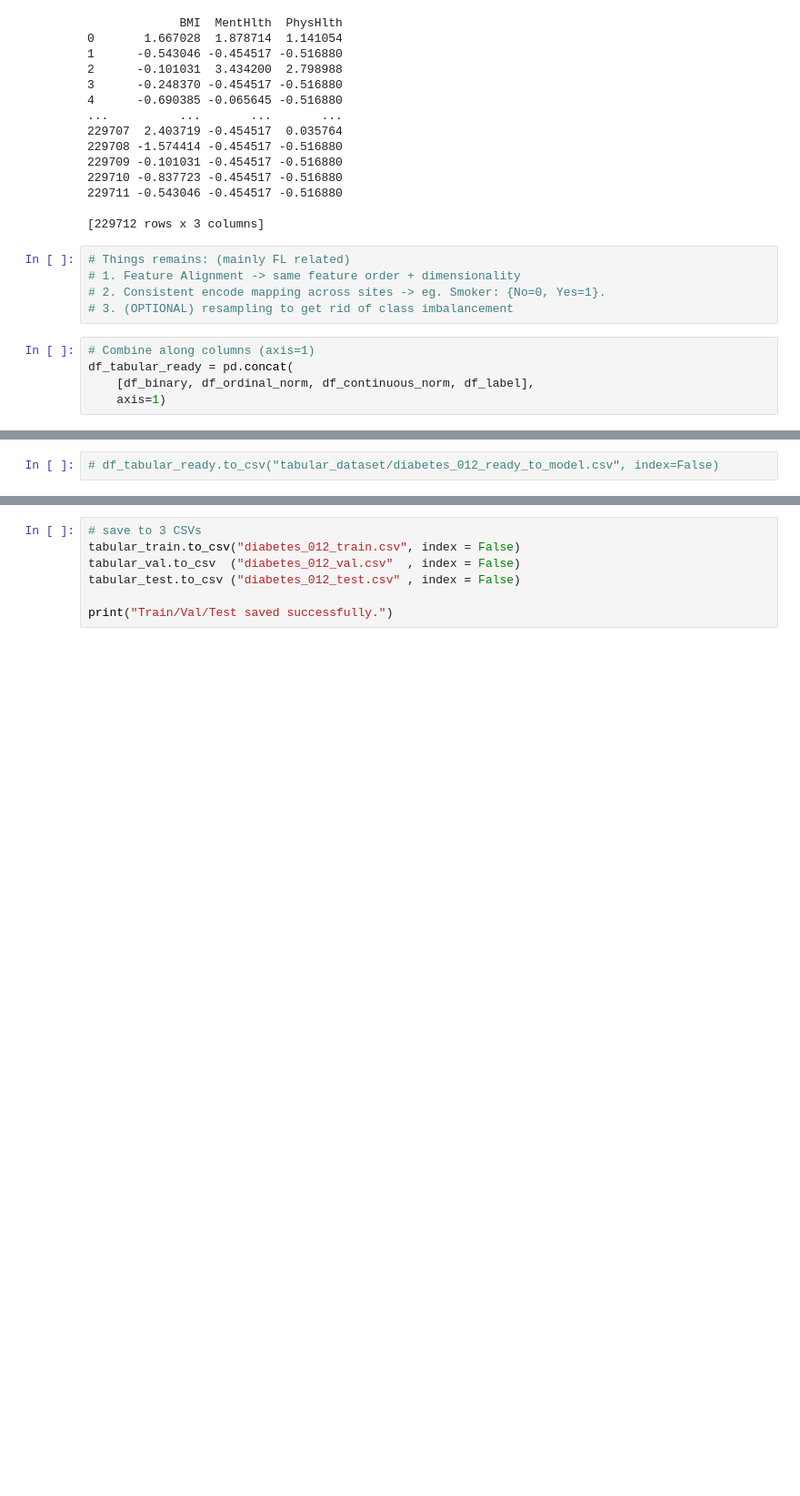
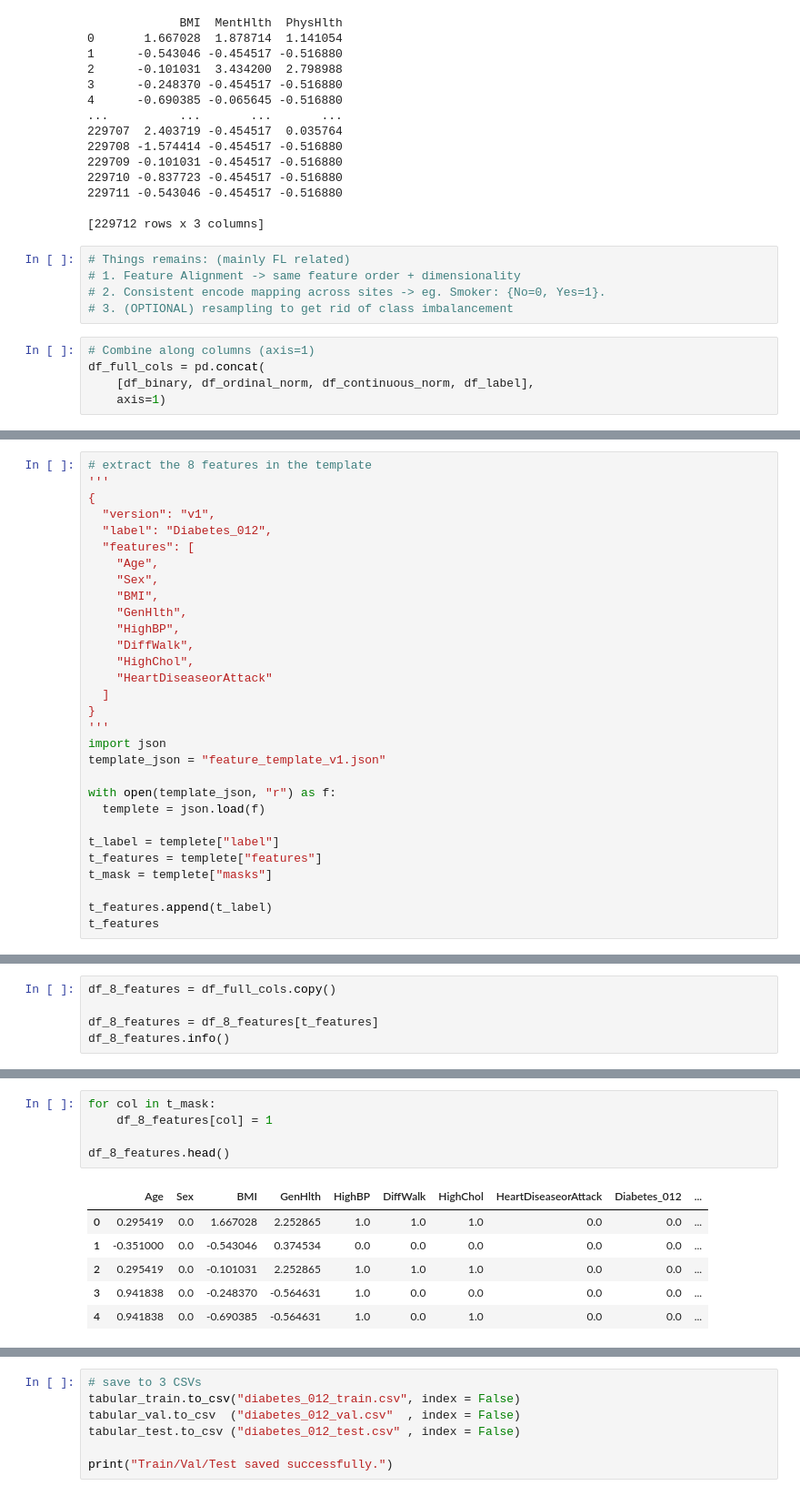
Before and after one commit to MadKeyboardArtist/5703-Federated-Model, a Jupyter notebook: Datasets/tabular_1/tabular_1_preprocessing.ipynb, the cells around one changed output, grey strips where cells are left out. Shown at 91% size. Saved outputs shown, nothing was run; the diff lists cells and outputs as text; blank space fills up the shorter version.

Commit message:
site tabular_3 included

```diff
--- a/Datasets/tabular_1/tabular_1_preprocessing.ipynb
+++ b/Datasets/tabular_1/tabular_1_preprocessing.ipynb
@@ -233,6 +231,6 @@ print(df_continuous_norm)
 # 3. (OPTIONAL) resampling to get rid of class imbalancement
 # %%
 # Combine along columns (axis=1)
-df_tabular_ready = pd.concat(
+df_full_cols = pd.concat(
     [df_binary, df_ordinal_norm, df_continuous_norm, df_label],
     axis=1)
@@ -269,2 +237,30 @@ memory usage: 38.6 MB
 # %%
-# df_tabular_ready.to_csv("tabular_dataset/diabetes_012_ready_to_model.csv", index=False)
+# extract the 8 features in the template
+'''
+{
+  "version": "v1",
+  "label": "Diabetes_012",
+  "features": [
+    "Age",
+    "Sex",
+    "BMI",
+    "GenHlth",
+    "HighBP",
+    "DiffWalk",
+    "HighChol",
+    "HeartDiseaseorAttack"
+  ]
+}
+'''
+import json
+template_json = "feature_template_v1.json"
+
+with open(template_json, "r") as f:
+  templete = json.load(f)
+
+t_label = templete["label"]
+t_features = templete["features"]
+t_mask = templete["masks"]
+
+t_features.append(t_label)
+t_features
@@ -270,0 +277,5 @@ memory usage: 38.6 MB
+# %%
+df_8_features = df_full_cols.copy()
+
+df_8_features = df_8_features[t_features]
+df_8_features.info()
@@ -271,2 +299,14 @@ memory usage: 38.6 MB
+# %%
+for col in t_mask:
+    df_8_features[col] = 1
+
+df_8_features.head()
+# %% [output]
+|  | Age | Sex | BMI | GenHlth | HighBP | DiffWalk | HighChol | HeartDiseaseorAttack | Diabetes_012 | ... |
+| 0 | 0.295419 | 0.0 | 1.667028 | 2.252865 | 1.0 | 1.0 | 1.0 | 0.0 | 0.0 | ... |
+| 1 | -0.351000 | 0.0 | -0.543046 | 0.374534 | 0.0 | 0.0 | 0.0 | 0.0 | 0.0 | ... |
+| 2 | 0.295419 | 0.0 | -0.101031 | 2.252865 | 1.0 | 1.0 | 1.0 | 0.0 | 0.0 | ... |
+| 3 | 0.941838 | 0.0 | -0.248370 | -0.564631 | 1.0 | 0.0 | 0.0 | 0.0 | 0.0 | ... |
+| 4 | 0.941838 | 0.0 | -0.690385 | -0.564631 | 1.0 | 0.0 | 1.0 | 0.0 | 0.0 | ... |
 # %%
 # train-val-test split
```
Also changed, not shown: parts of 6 cells of this notebook, 20 other files.
